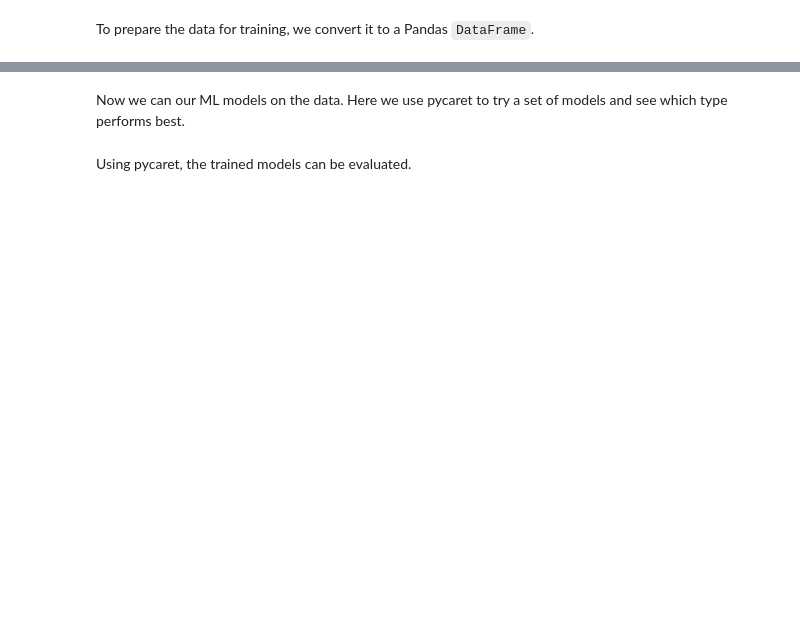
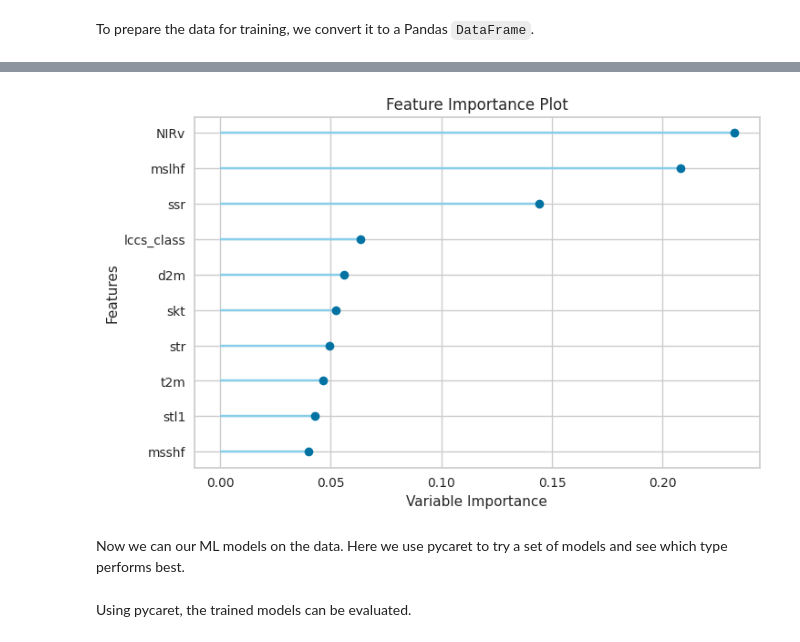
Before and after one commit to EXCITED-CO2/excited-workflow, a Jupyter notebook: workflow_carbon_tracker.ipynb, the cells around one changed output, grey strips where cells are left out. Saved outputs shown, nothing was run; the diff lists cells and outputs as text; code cells hidden in the pictures; blank space fills up the shorter version.

```diff
--- a/workflow_carbon_tracker.ipynb
+++ b/workflow_carbon_tracker.ipynb
@@ -152,16 +134,14 @@ y_key = "bio_flux_opt"
 # %%
-def create_df(df, X_keys, y_key):
-    df_pycaret = df[X_keys + [y_key]]
-    df_reduced = df_pycaret[::10]
 
-    df_reduced[y_key] = df_reduced[y_key]*1e6  # So RMSE etc. are easier to interpret.
 
-    return df_reduced
+X_keys = ["d2m", "mslhf", "msshf", "ssr", "str", "t2m", "spei", "NIRv", "skt", "stl1", "swvl1", "lccs_class"]
+y_key = "bio_flux_opt"
 
-def train_model(df, X_keys, y_key):
-    df_reduced = create_df(df, X_keys, y_key)
+df_pycaret = df_train[X_keys + [y_key]]
+df_reduced = df_pycaret[::10]
 
-    pycs = pycaret.regression.setup(df_reduced, target=y_key)
-    best = pycs.compare_models(n_select=5, round=2)
+df_reduced["bio_flux_opt"] = df_reduced["bio_flux_opt"]*1e6  # So RMSE etc. are easier to interpret.
 
-    return pycs, best
+import pycaret.regression
+pycs = pycaret.regression.setup(df_reduced, target=y_key)
+best = pycs.compare_models(n_select=5, round=2)
@@ -168,2 +184,0 @@ def train_model(df, X_keys, y_key):
-# %%
-pycs, best = train_model(df_train, X_keys, y_key)
@@ -206,0 +185,4 @@ pycs, best = train_model(df_train, X_keys, y_key)
+# %%
+
+pycs.plot_model(best[0], plot="feature")
+# %% [output]
@@ -207,3 +190,4 @@ pycs, best = train_model(df_train, X_keys, y_key)
+[figure, added]
 # %% [markdown]
 Now we can our ML models on the data. Here we use pycaret to try a set of models and see which type performs best.
 # %% [markdown]
```
Also changed, not shown: parts of 17 cells of this notebook, 2 other files.
